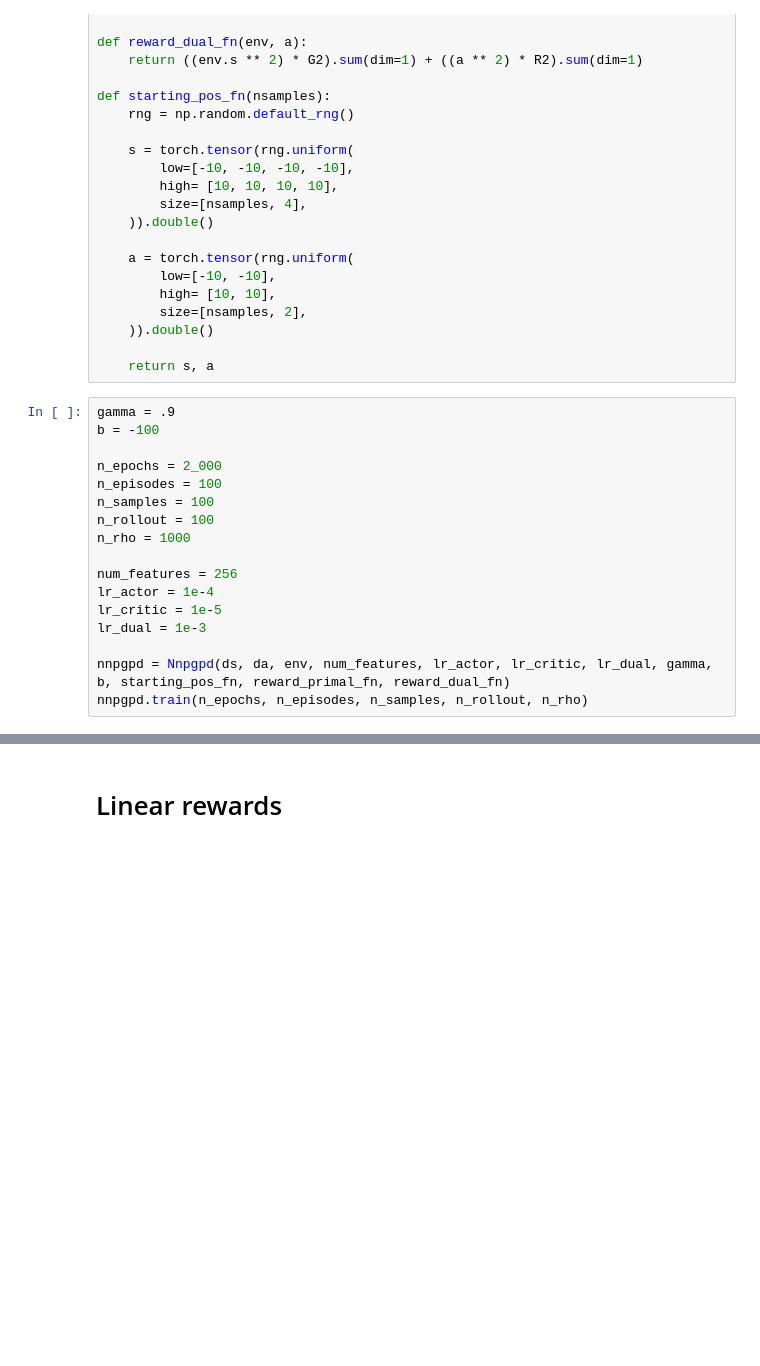
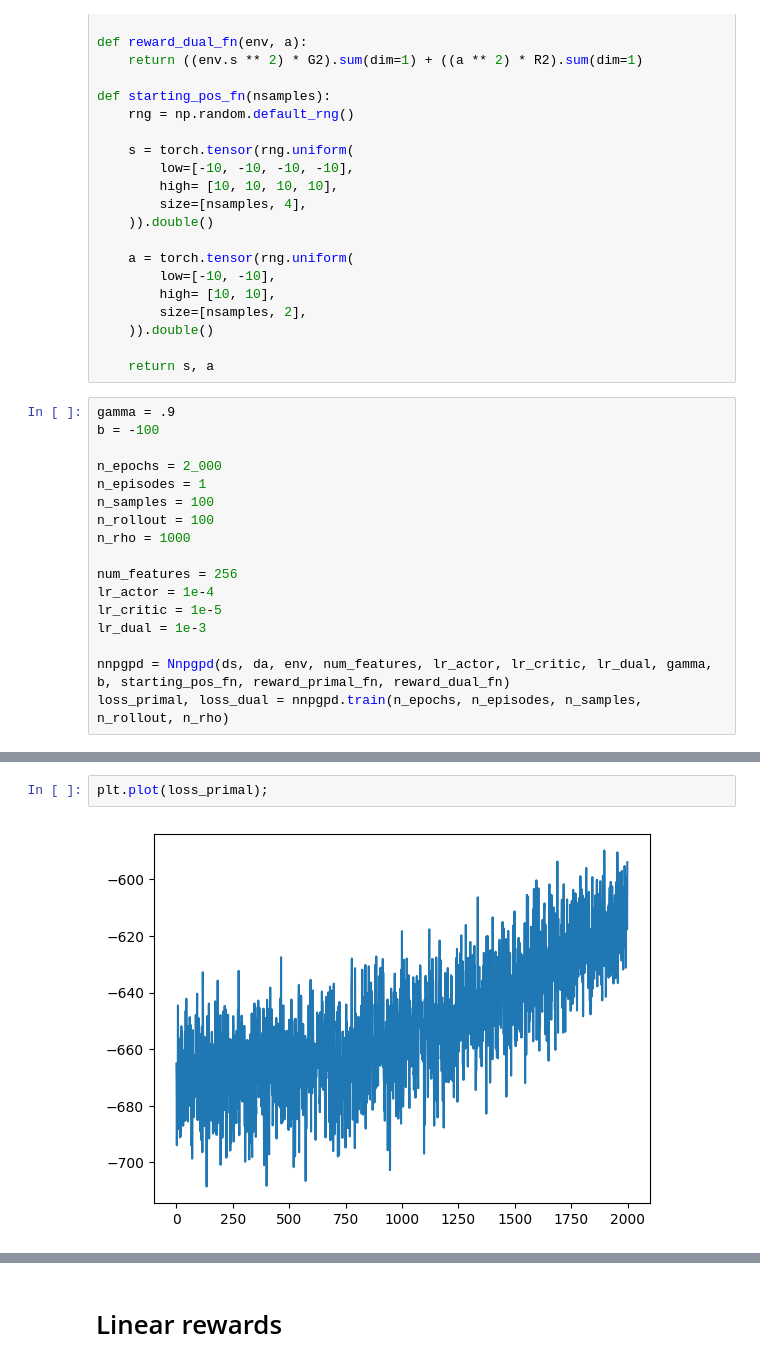
Before and after one commit to sergiorozada12/d-pg-pd, a Jupyter notebook: experiments/EXP5_vel_comparison.ipynb, the cells around one changed output, grey strips where cells are left out. Drawn from its saved outputs; the diff is of its cells as text; blank space fills up the shorter version.

```diff
--- a/experiments/EXP5_vel_comparison.ipynb
+++ b/experiments/EXP5_vel_comparison.ipynb
@@ -166,7 +164,7 @@ gamma = .9
 b = -100
 
 n_epochs = 2_000
-n_episodes = 100
+n_episodes = 1
 n_samples = 100
 n_rollout = 100
 n_rho = 1000
@@ -177,5 +175,5 @@ lr_critic = 1e-5
 lr_dual = 1e-3
 
 nnpgpd = Nnpgpd(ds, da, env, num_features, lr_actor, lr_critic, lr_dual, gamma, b, starting_pos_fn, reward_primal_fn, reward_dual_fn)
-nnpgpd.train(n_epochs, n_episodes, n_samples, n_rollout, n_rho)
+loss_primal, loss_dual = nnpgpd.train(n_epochs, n_episodes, n_samples, n_rollout, n_rho)
 # %% [output]
@@ -182,0 +197,4 @@ nnpgpd.train(n_epochs, n_episodes, n_samples, n_rollout, n_rho)
+# %%
+plt.plot(loss_primal);
+# %% [output]
+[figure, added]
```
Also changed, not shown: parts of 8 cells of this notebook, 10 other files.
